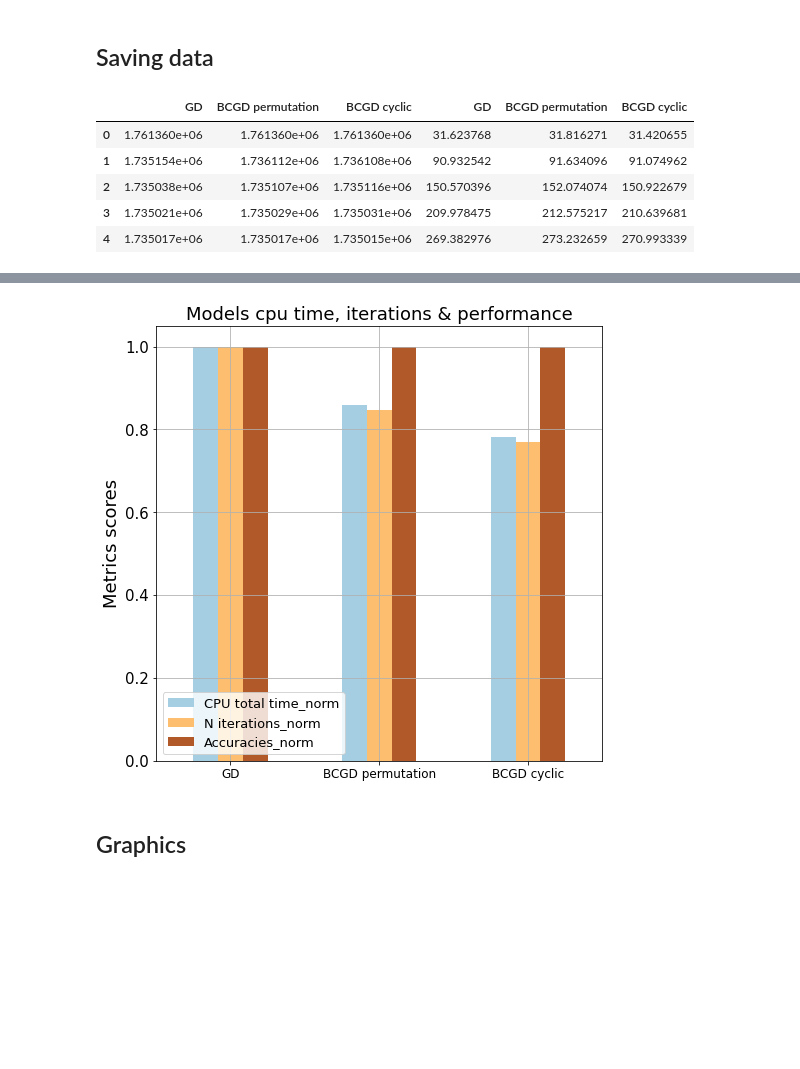
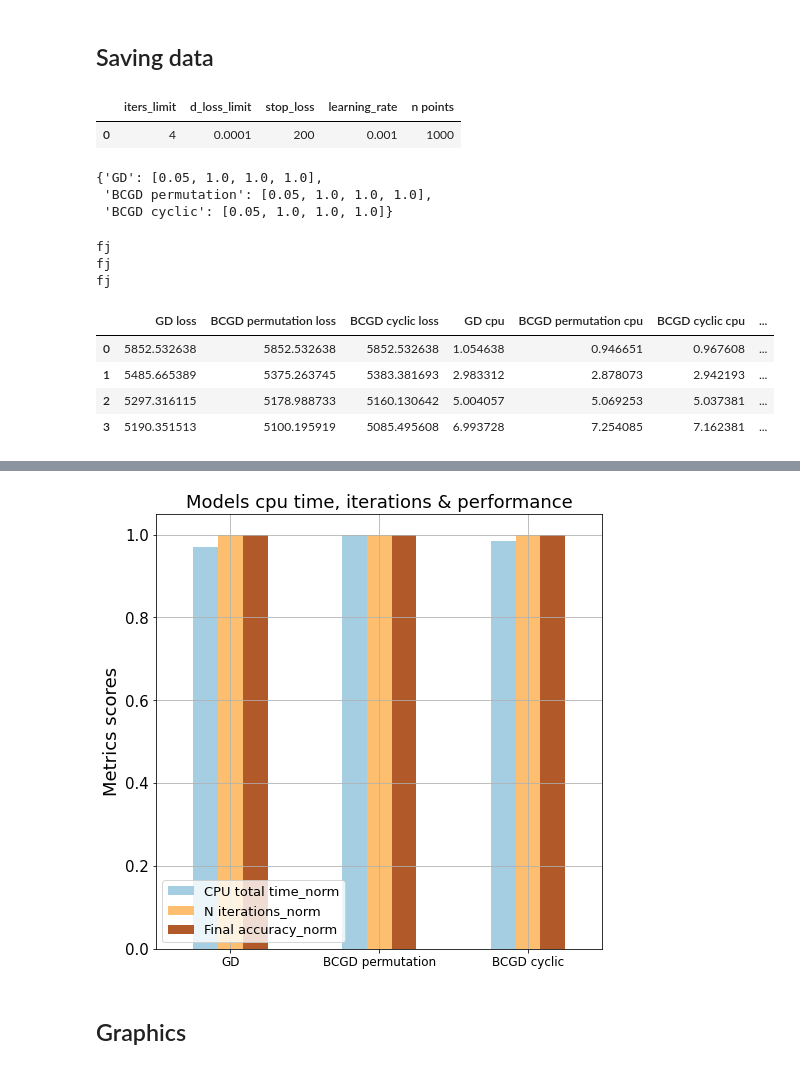
Before and after one commit to PashaIanko/Semi-Supervised-Labelling, a Jupyter notebook: main_notebook.ipynb, the cells around one changed output, grey strips where cells are left out. Saved outputs shown, nothing was run; the diff lists cells and outputs as text; code cells hidden in the pictures; blank space fills up the shorter version.

Commit message:
added accuracy track

```diff
--- a/main_notebook.ipynb
+++ b/main_notebook.ipynb
@@ -376,7 +396,7 @@ solvers = {
     # 'BCGD sampling': bcgd_sampling_solver,
 }
 # %%
-def compare_models(solvers_dict, X, Y_delabeled, iters_limit, delta_loss_limit, stop_loss, weights_matrix):
+def compare_models(solvers_dict, X, Y_true, Y_delabeled, iters_limit, delta_loss_limit, stop_loss, weights_matrix):
     predictions = {k:None for k in solvers_dict.keys()}
     losses = {k:None for k in solvers_dict.keys()}
     n_iterations = {k:None for k in solvers_dict.keys()}
@@ -388,6 +408,7 @@ def compare_models(solvers_dict, X, Y_delabeled, iters_limit, delta_loss_limit,
         Y_preds = model.solve(
             X,
             Y_delabeled,
+            Y_true = Y_true,
             iter_limit = iters_limit,
             delta_loss_limit = delta_loss_limit,
             stop_loss= stop_loss,
@@ -402,22 +423,20 @@ def compare_models(solvers_dict, X, Y_delabeled, iters_limit, delta_loss_limit,
 
     return predictions, losses, n_iterations, cpu_times_total
 # %%
-iters_limit = 15
+iters_limit = 4
 delta_loss_limit = 0.0001
-stop_loss= 1735000  # 4000
+stop_loss= 200  # 4000
 
 
 preds, losses, n_iters, cpu_times_total = compare_models(
         solvers,
         X,
-        Y_delabeled,
+        Y_delabeled = Y_delabeled,
+        Y_true = Y,
         iters_limit = iters_limit,
         delta_loss_limit = delta_loss_limit,
         stop_loss = stop_loss,
         weights_matrix =  weights
     )
-
-accuracies = {name: accuracy_score(preds[name], Y) for name in solvers.keys()}
-cpu_times = {name: solver.cpu_times for name, solver in solvers.items()}
 # %% [output]
 Fitting GD
@@ -440,3 +460,6 @@ Iteration: 10, Loss: 1734998.2736285306, Delta: 1.9078158396296203
+# %%
+accuracies = {name: solver.accuracies for name, solver in solvers.items()}
+cpu_times = {name: solver.cpu_times for name, solver in solvers.items()}
 # %% [markdown]
 ## Saving data
 # %%
@@ -455,36 +478,53 @@ experiment_params = pd.DataFrame(
     # index = False
 )
 
+experiment_params.to_csv(full_dir + 'experiment_params.csv')
 experiment_params.head()
-experiment_params.to_csv(full_dir + 'experiment_params.csv')
+# %% [output]
+|  | iters_limit | d_loss_limit | stop_loss | learning_rate | n points |
+| 0 | 4 | 0.0001 | 200 | 0.001 | 1000 |
+# %%
+accuracies
+# %% [output]
+{'GD': [0.05, 1.0, 1.0, 1.0],
+ 'BCGD permutation': [0.05, 1.0, 1.0, 1.0],
+ 'BCGD cyclic': [0.05, 1.0, 1.0, 1.0]}
 # %%
 results = pd.DataFrame()
 
 # fill losses
 for model_name, loss in losses.items():
-    new = pd.DataFrame({model_name: loss})
+    new = pd.DataFrame({f'{model_name} loss': loss})
     results = pd.concat([results, new], axis = 1)
     # results[f'{model_name} loss'] = loss
 
 for model_name, cpu_time in cpu_times.items():
-    new = pd.DataFrame({model_name: cpu_time})
+    new = pd.DataFrame({f'{model_name} cpu': cpu_time})
     results = pd.concat([results, new], axis = 1)
     # results[f'{model_name} cpu'] = cpu_time
+
+for model_name, acc in accuracies.items():
+    new = pd.DataFrame({f'{model_name} acc': acc})
+    results = pd.concat([results, new], axis = 1)
 
 
 results.to_csv(full_dir + 'res.csv')
 results.head()
 # %% [output]
+fj
+fj
+fj
-|  | GD | BCGD permutation | BCGD cyclic | GD | BCGD permutation | BCGD cyclic |
-| 0 | 1.761360e+06 | 1.761360e+06 | 1.761360e+06 | 31.623768 | 31.816271 | 31.420655 |
-| 1 | 1.735154e+06 | 1.736112e+06 | 1.736108e+06 | 90.932542 | 91.634096 | 91.074962 |
-| 2 | 1.735038e+06 | 1.735107e+06 | 1.735116e+06 | 150.570396 | 152.074074 | 150.922679 |
-| 3 | 1.735021e+06 | 1.735029e+06 | 1.735031e+06 | 209.978475 | 212.575217 | 210.639681 |
-| 4 | 1.735017e+06 | 1.735017e+06 | 1.735015e+06 | 269.382976 | 273.232659 | 270.993339 |
+|  | GD loss | BCGD permutation loss | BCGD cyclic loss | GD cpu | BCGD permutation cpu | BCGD cyclic cpu | ... |
+| 0 | 5852.532638 | 5852.532638 | 5852.532638 | 1.054638 | 0.946651 | 0.967608 | ... |
+| 1 | 5485.665389 | 5375.263745 | 5383.381693 | 2.983312 | 2.878073 | 2.942193 | ... |
+| 2 | 5297.316115 | 5178.988733 | 5160.130642 | 5.004057 | 5.069253 | 5.037381 | ... |
+| 3 | 5190.351513 | 5100.195919 | 5085.495608 | 6.993728 | 7.254085 | 7.162381 | ... |
 # %%
 bar_metrics = pd.DataFrame.from_dict(cpu_times_total, orient='index', columns = ['CPU total time'])
 bar_metrics['N iterations'] = n_iters.values()
-bar_metrics['Accuracies'] = accuracies.values()
+
+final_accuracies = {name: acc[-1] for name, acc in accuracies.items()}
+bar_metrics['Final accuracy'] = final_accuracies.values()
 
 
 
@@ -503,4 +543,4 @@ bar_metrics.head()
-[figure, old version]
+[figure, new version]
 # %% [markdown]
 ## Graphics
 # %%
```
Also changed, not shown: parts of 14 cells of this notebook.
